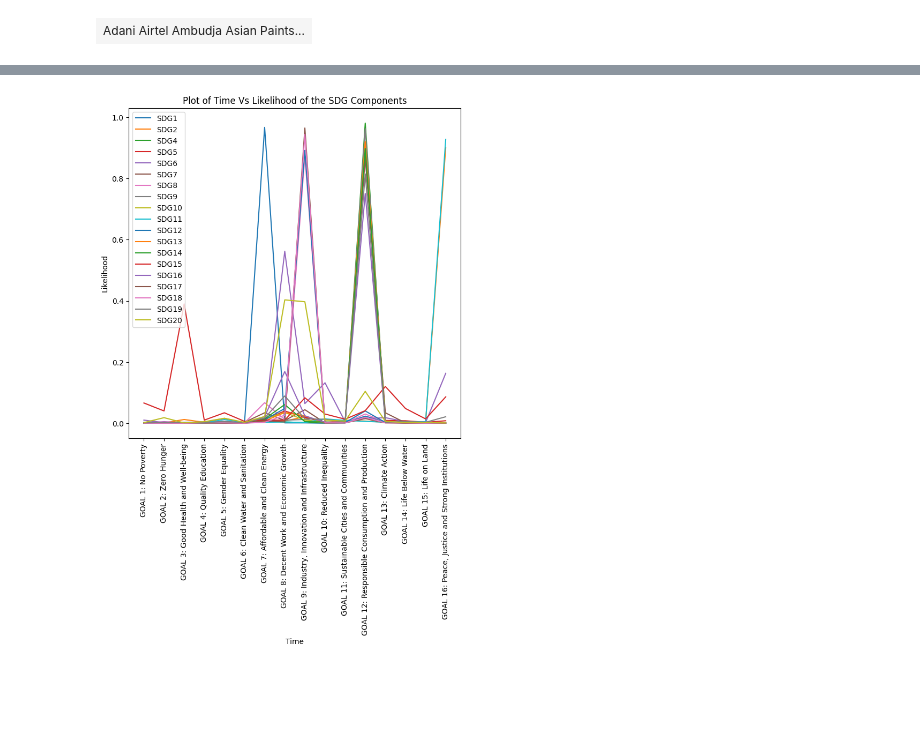
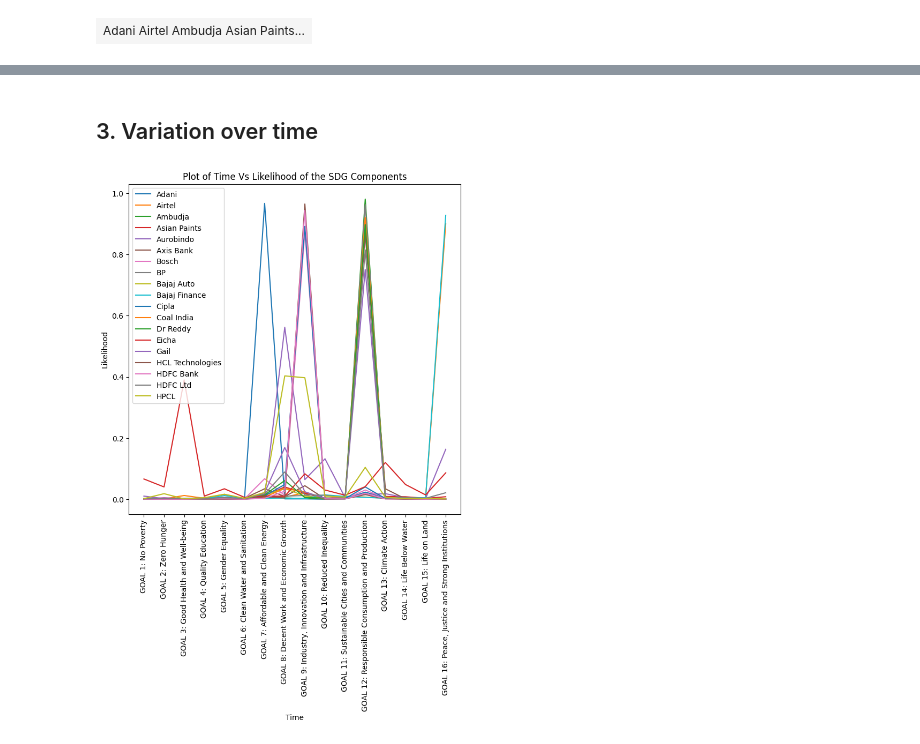
Before and after one commit to Fabchirajoul/SDG, a Jupyter notebook: SDG_2023_FILE_FROM_MUSAWENKORI.ipynb, the cells around one changed output, grey strips where cells are left out. Saved outputs shown, nothing was run; the diff lists cells and outputs as text; code cells hidden in the pictures; blank space fills up the shorter version.

```diff
--- a/SDG_2023_FILE_FROM_MUSAWENKORI.ipynb
+++ b/SDG_2023_FILE_FROM_MUSAWENKORI.ipynb
@@ -1114,27 +1146,32 @@ Probability of the different SDG Text Files with the 20 Company Files
+# %% [markdown]
+## 3. Variation over time
 # %%
 # Increase the size of the plot
 plt.figure(figsize=(8, 8))
 
+
+
+
 # Plot the data
-plt.plot(combined_df['SDG01'], label='SDG1')
-plt.plot(combined_df['SDG02'], label='SDG2')
-plt.plot(combined_df['SDG04'], label='SDG4')
-plt.plot(combined_df['SDG05'], label='SDG5')
-plt.plot(combined_df['SDG06'], label='SDG6')
-plt.plot(combined_df['SDG07'], label='SDG7')
-plt.plot(combined_df['SDG08'], label='SDG8')
-plt.plot(combined_df['SDG09'], label='SDG9')
-plt.plot(combined_df['SDG10'], label='SDG10')
-plt.plot(combined_df['SDG11'], label='SDG11')
-plt.plot(combined_df['SDG12'], label='SDG12')
-plt.plot(combined_df['SDG13'], label='SDG13')
-plt.plot(combined_df['SDG14'], label='SDG14')
-plt.plot(combined_df['SDG15'], label='SDG15')
-plt.plot(combined_df['SDG16'], label='SDG16')
-plt.plot(combined_df['SDG17'], label='SDG17')
-plt.plot(combined_df['SDG18'], label='SDG18')
-plt.plot(combined_df['SDG19'], label='SDG19')
-plt.plot(combined_df['SDG20'], label='SDG20')
+plt.plot(combined_df['Adani'], label='Adani')
+plt.plot(combined_df['Airtel'], label='Airtel')
+plt.plot(combined_df['Ambudja'], label='Ambudja')
+plt.plot(combined_df['Asian Paints'], label='Asian Paints')
+plt.plot(combined_df['Aurobindo'], label='Aurobindo')
+plt.plot(combined_df['Axis Bank'], label='Axis Bank')
+plt.plot(combined_df['Bosch'], label='Bosch')
+plt.plot(combined_df['BP'], label='BP')
+plt.plot(combined_df['Bajaj Auto'], label='Bajaj Auto')
+plt.plot(combined_df['Bajaj Finance'], label='Bajaj Finance')
+plt.plot(combined_df['Cipla'], label='Cipla')
+plt.plot(combined_df['Coal India'], label='Coal India')
+plt.plot(combined_df['Dr Reddy'], label='Dr Reddy')
+plt.plot(combined_df['Eicha'], label='Eicha')
+plt.plot(combined_df['Gail'], label='Gail')
+plt.plot(combined_df['HCL Technologies'], label='HCL Technologies')
+plt.plot(combined_df['HDFC Bank'], label='HDFC Bank')
+plt.plot(combined_df['HDFC Ltd'], label='HDFC Ltd')
+plt.plot(combined_df['HPCL'], label='HPCL')
 
 # plt.plot(combined_df['SDG11'], label='SDG21')
 # plt.plot(combined_df['SDG12'], label='SDG22')
@@ -1156,31 +1193,31 @@ plt.plot(combined_df['SDG20'], label='SDG20')
 # plt.plot(combined_df['SDG16'], label='SDG36')
 # plt.plot(combined_df['SDG17'], label='SDG37')
 # plt.plot(combined_df['SDG18'], label='SDG38')
 # plt.plot(combined_df['SDG19'], label='SDG39')
 # plt.plot(combined_df['SDG20'], label='SDG40')
 
 
 # plt.plot(combined_df['SDG11'], label='SDG41')
 # plt.plot(combined_df['SDG12'], label='SDG42')
 # plt.plot(combined_df['SDG13'], label='SDG43')
 # plt.plot(combined_df['SDG14'], label='SDG44')
 # plt.plot(combined_df['SDG15'], label='SDG45')
 # plt.plot(combined_df['SDG16'], label='SDG46')
 # plt.plot(combined_df['SDG17'], label='SDG47')
 # plt.plot(combined_df['SDG18'], label='SDG48')
 # plt.plot(combined_df['SDG19'], label='SDG49')
 
 
 plt.xlabel('Time')
 plt.ylabel('Likelihood')
 plt.title('Plot of Time Vs Likelihood of the SDG Components')
 
 # Rotate x labels vertically
 plt.xticks(rotation=90)
 
 plt.legend()
 
 # Show the plot
 plt.show()
 # %% [output]
-[figure, old version]
+[figure, new version]
```
Also changed, not shown: parts of 7 cells of this notebook.
